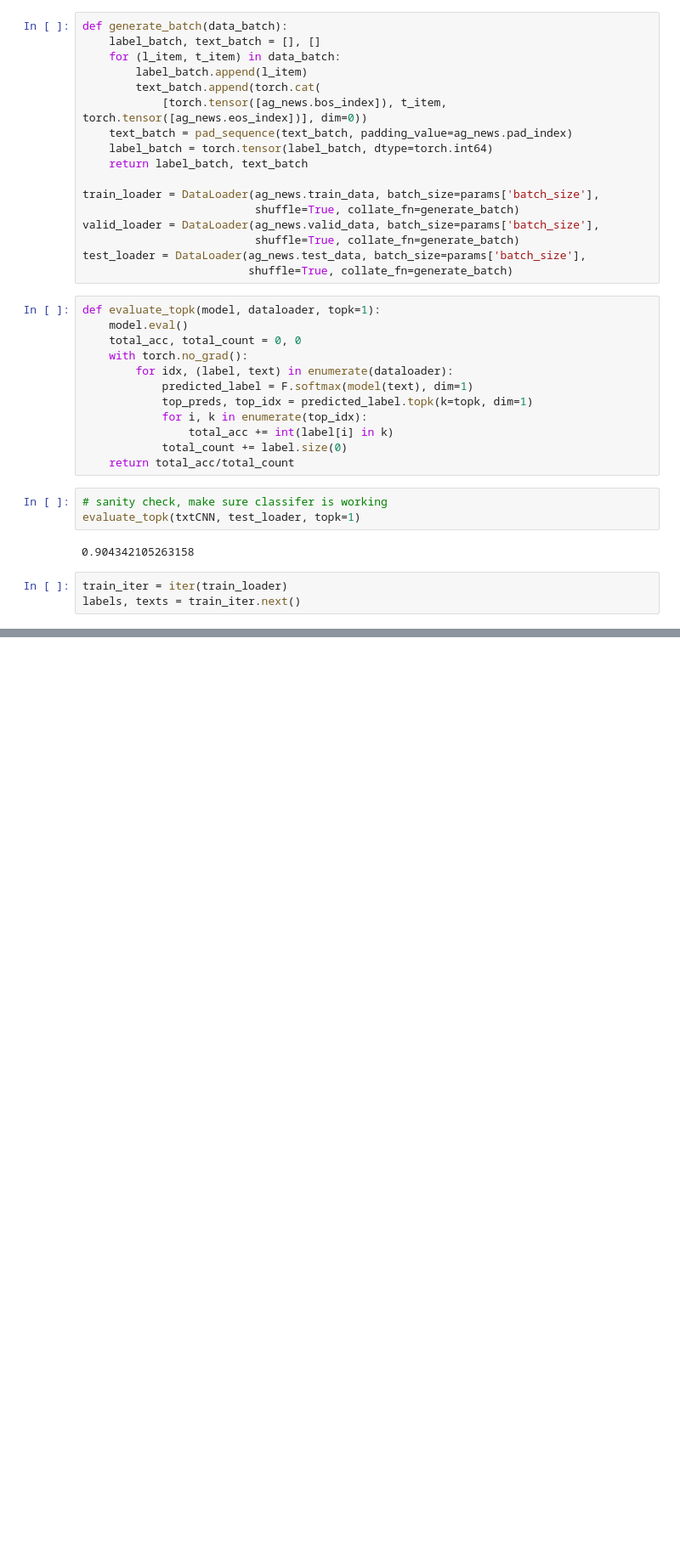
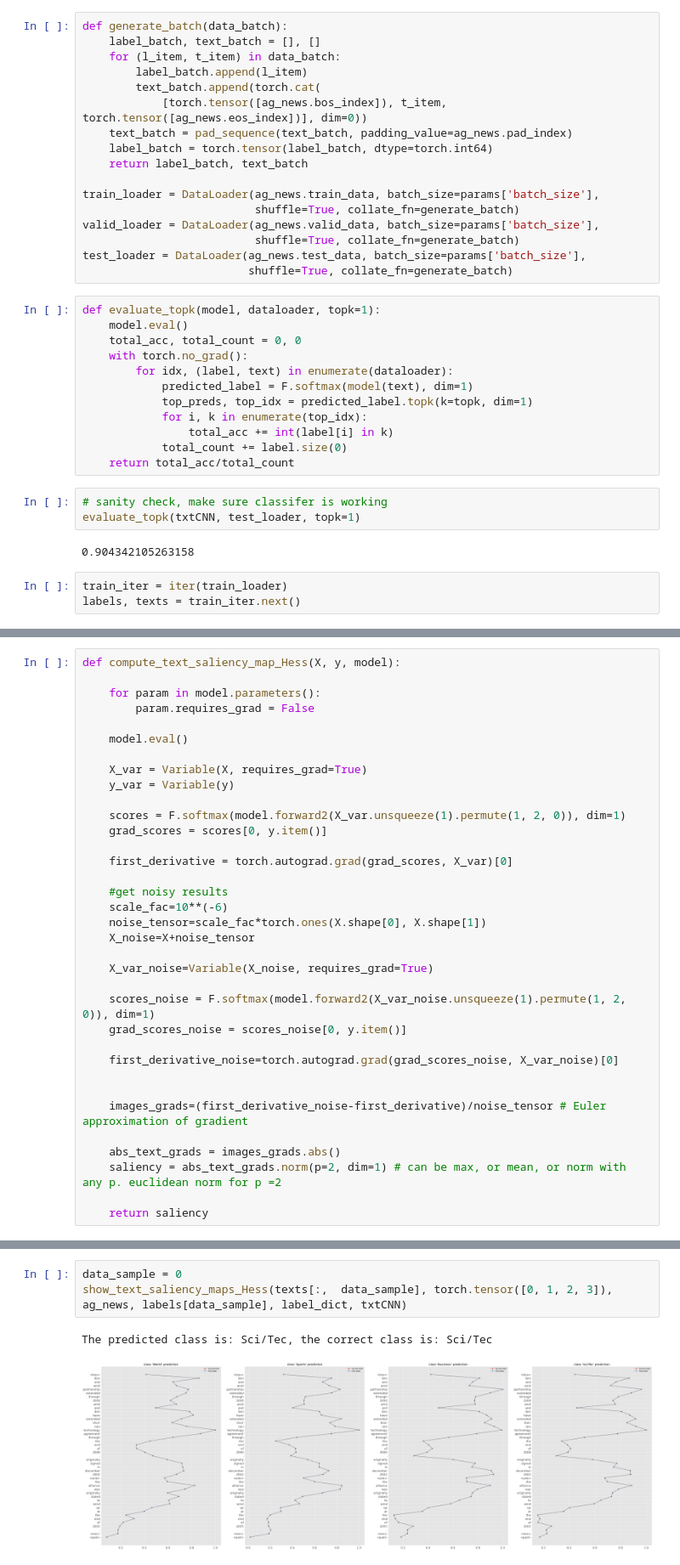
Before and after one commit to apolanco115/EECS545-proj, a Jupyter notebook: src/saliency_map.ipynb, the cells around one changed output, grey strips where cells are left out. Shown: that part at 85% size. Drawn from its saved outputs; the diff is of its cells as text; blank space fills up the shorter version.

```diff
--- a/src/saliency_map.ipynb
+++ b/src/saliency_map.ipynb
@@ -333,0 +377,35 @@ The predicted class is: Sci/Tec, the correct class is: Sci/Tec
+# %%
+def compute_text_saliency_map_Hess(X, y, model):
+
+    for param in model.parameters():
+        param.requires_grad = False
+
+    model.eval()
+
+    X_var = Variable(X, requires_grad=True)
+    y_var = Variable(y)
+
+    scores = F.softmax(model.forward2(X_var.unsqueeze(1).permute(1, 2, 0)), dim=1)
+    grad_scores = scores[0, y.item()]
+
+    first_derivative = torch.autograd.grad(grad_scores, X_var)[0]
+
+    #get noisy results
+    scale_fac=10**(-6)
+    noise_tensor=scale_fac*torch.ones(X.shape[0], X.shape[1])
+    X_noise=X+noise_tensor
+
+    X_var_noise=Variable(X_noise, requires_grad=True)
+
+    scores_noise = F.softmax(model.forward2(X_var_noise.unsqueeze(1).permute(1, 2, 0)), dim=1)
+    grad_scores_noise = scores_noise[0, y.item()]
+
+    first_derivative_noise=torch.autograd.grad(grad_scores_noise, X_var_noise)[0]
+
+
+    images_grads=(first_derivative_noise-first_derivative)/noise_tensor # Euler approximation of gradient
+
+    abs_text_grads = images_grads.abs()
+    saliency = abs_text_grads.norm(p=2, dim=1) # can be max, or mean, or norm with any p. euclidean norm for p =2
+
+    return saliency
@@ -333,0 +455,6 @@ The predicted class is: Sci/Tec, the correct class is: Sci/Tec
+# %%
+data_sample = 0
+show_text_saliency_maps_Hess(texts[:,  data_sample], torch.tensor([0, 1, 2, 3]), ag_news, labels[data_sample], label_dict, txtCNN)
+# %% [output]
+The predicted class is: Sci/Tec, the correct class is: Sci/Tec
+[figure, added]
```
Also changed, not shown: parts of 11 cells of this notebook, 1 other file.
